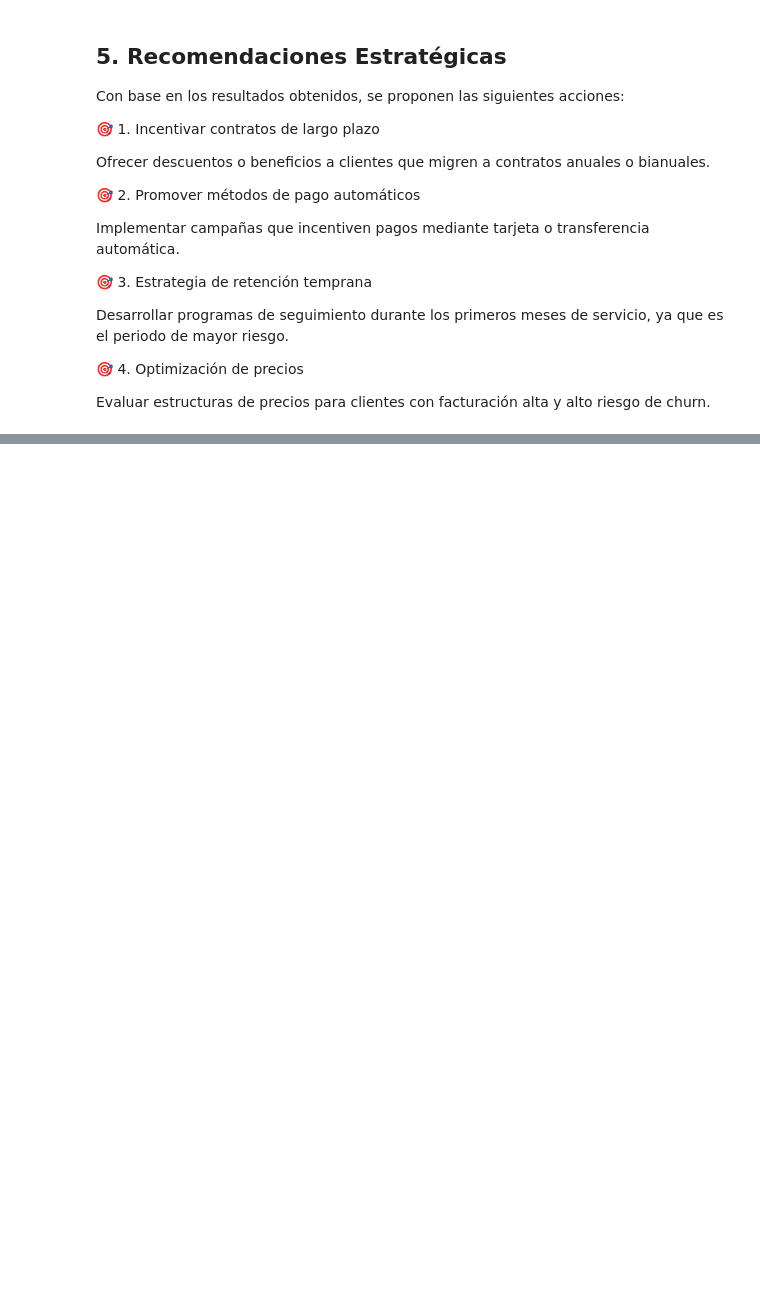
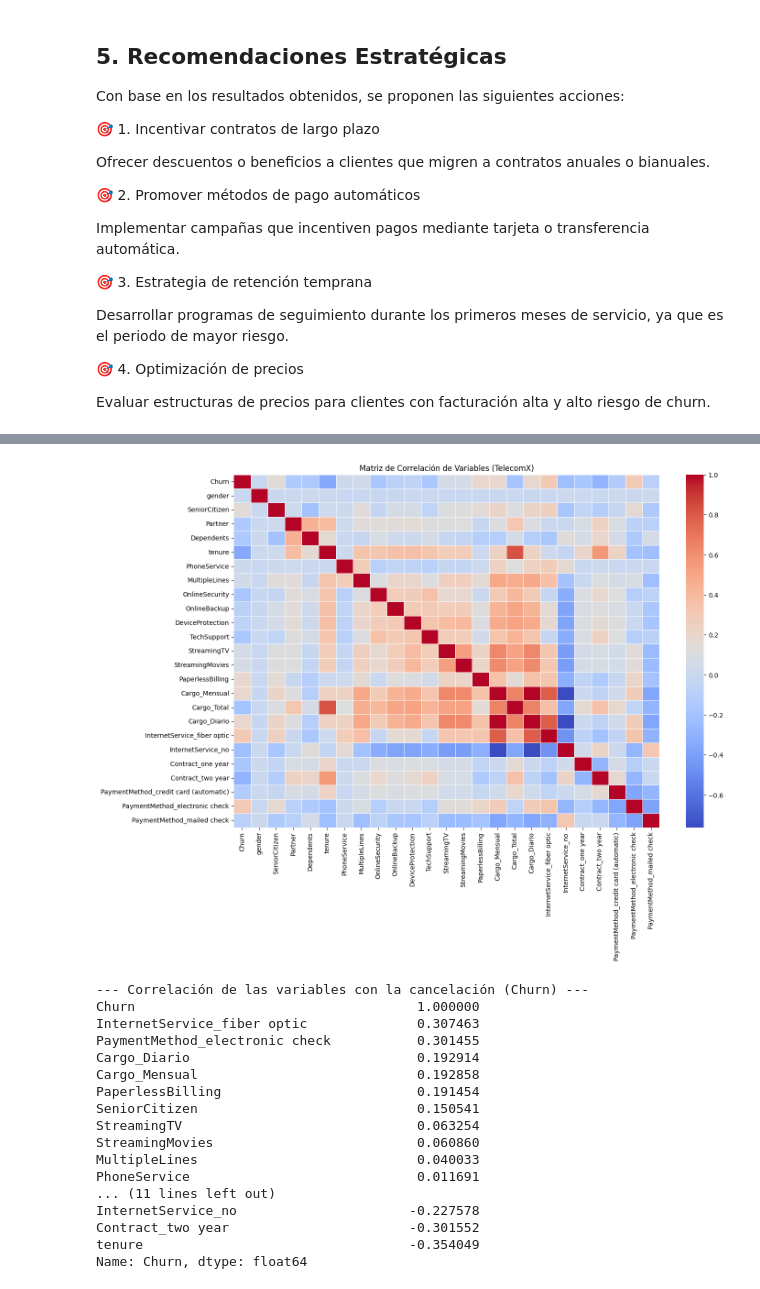
Before and after one commit to Druiz-leon/challenge2-data-science-LATAM, a Jupyter notebook: TelecomX_Challenge2.ipynb, the cells around one changed output, grey strips where cells are left out. Drawn from its saved outputs; the diff is of its cells as text; code cells hidden in the pictures; blank space fills up the shorter version.

```diff
--- a/TelecomX_Challenge2.ipynb
+++ b/TelecomX_Challenge2.ipynb
@@ -849,0 +959,38 @@ Evaluar estructuras de precios para clientes con facturación alta y alto riesgo
+# %%
+import seaborn as sns
+import matplotlib.pyplot as plt
+
+corr_matrix = df_final.corr()
+
+plt.figure(figsize=(15, 10))
+
+sns.heatmap(corr_matrix,
+            annot=False,
+            cmap='coolwarm',
+            fmt=".2f",
+            linewidths=0.5)
+
+plt.title('Matriz de Correlación de Variables (TelecomX)')
+plt.show()
+
+print("--- Correlación de las variables con la cancelación (Churn) ---")
+print(corr_matrix['Churn'].sort_values(ascending=False))
+# %% [output]
+[figure, added]
+--- Correlación de las variables con la cancelación (Churn) ---
+Churn                                    1.000000
+InternetService_fiber optic              0.307463
+PaymentMethod_electronic check           0.301455
+Cargo_Diario                             0.192914
+Cargo_Mensual                            0.192858
+PaperlessBilling                         0.191454
+SeniorCitizen                            0.150541
+StreamingTV                              0.063254
+StreamingMovies                          0.060860
+MultipleLines                            0.040033
+PhoneService                             0.011691
+... (11 lines left out)
+InternetService_no                      -0.227578
+Contract_two year                       -0.301552
+tenure                                  -0.354049
+Name: Churn, dtype: float64
```
Also changed, not shown: parts of 11 cells of this notebook.
